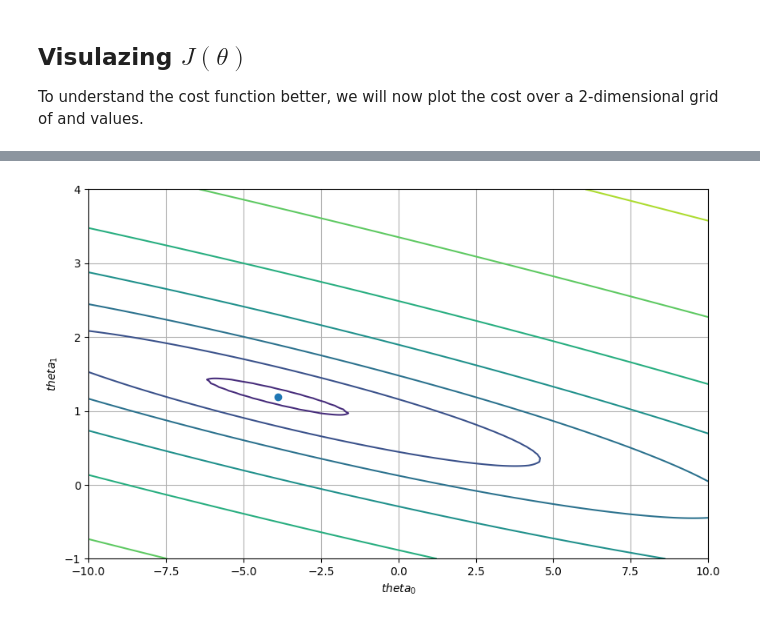
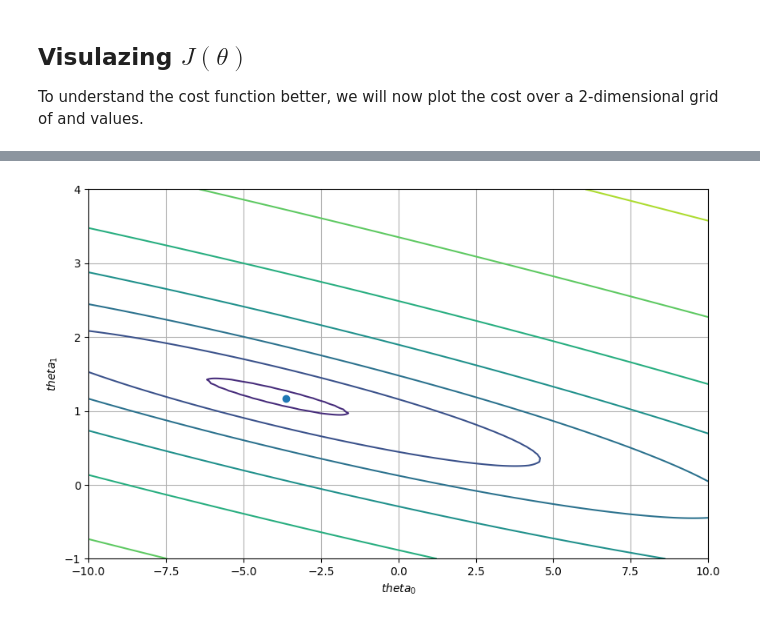
Before and after one commit to Farah-Deeba-UNCC/Introduction-to-ML, a Jupyter notebook: Notebooks/9-LinearRegression.ipynb, the cells around one changed output, grey strips where cells are left out. Drawn from its saved outputs; the diff is of its cells as text; code cells hidden in the pictures.

```diff
--- a/Notebooks/9-LinearRegression.ipynb
+++ b/Notebooks/9-LinearRegression.ipynb
@@ -144,7 +144,9 @@ def gradientDescent(X, y, theta, alpha, iterations):
     cost_history[i] = computeCost(X, y, theta)
   return theta, cost_history
 # %%
-theta, cost_history = gradientDescent(X, y, theta, alpha, iterations)
+Xarray = X.loc[:,['intercept','population']].values
+yarray = y.values
+theta, cost_history = gradientDescent(Xarray, yarray, theta, alpha, iterations)
 print('Final value of theta =', theta)
 print('cost_history =', cost_history)
 # %% [output]
@@ -208,13 +208,13 @@ print (J_vals)
 # %%
 ## Contour Plot
 import matplotlib.pyplot as plt
 # Plot J_vals as contours spaced logarithmically
 
 plt.contour(theta0_vals, theta1_vals, np.log(J_vals))
 plt.xlabel('$theta_0$')
 plt.ylabel('$theta_1$')
-plt.scatter(theta.intercept,theta.population)
+plt.scatter(theta[0],theta[1])
 plt.grid()
 plt.show()
 # %% [output]
-[figure, old version]
+[figure, new version]
```
Also changed, not shown: parts of 2 cells of this notebook.
